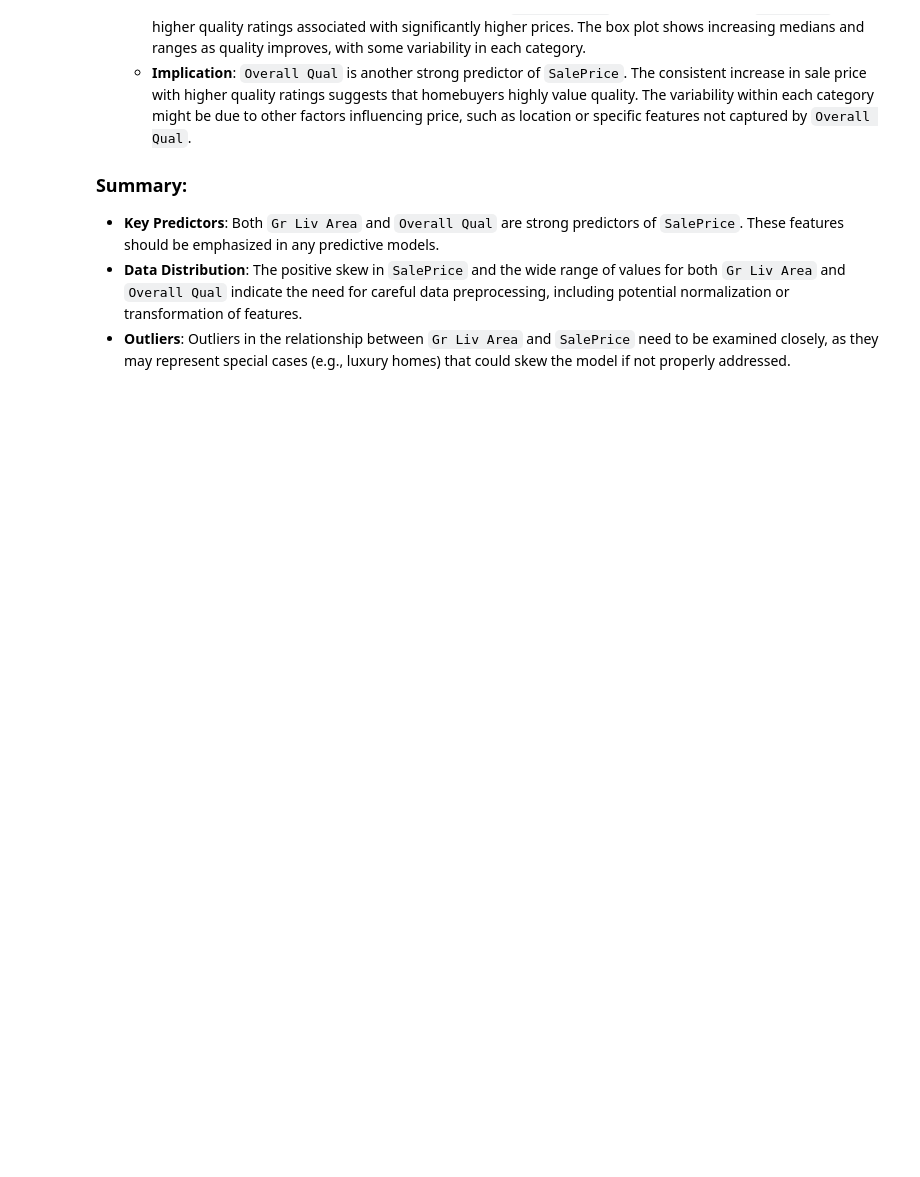
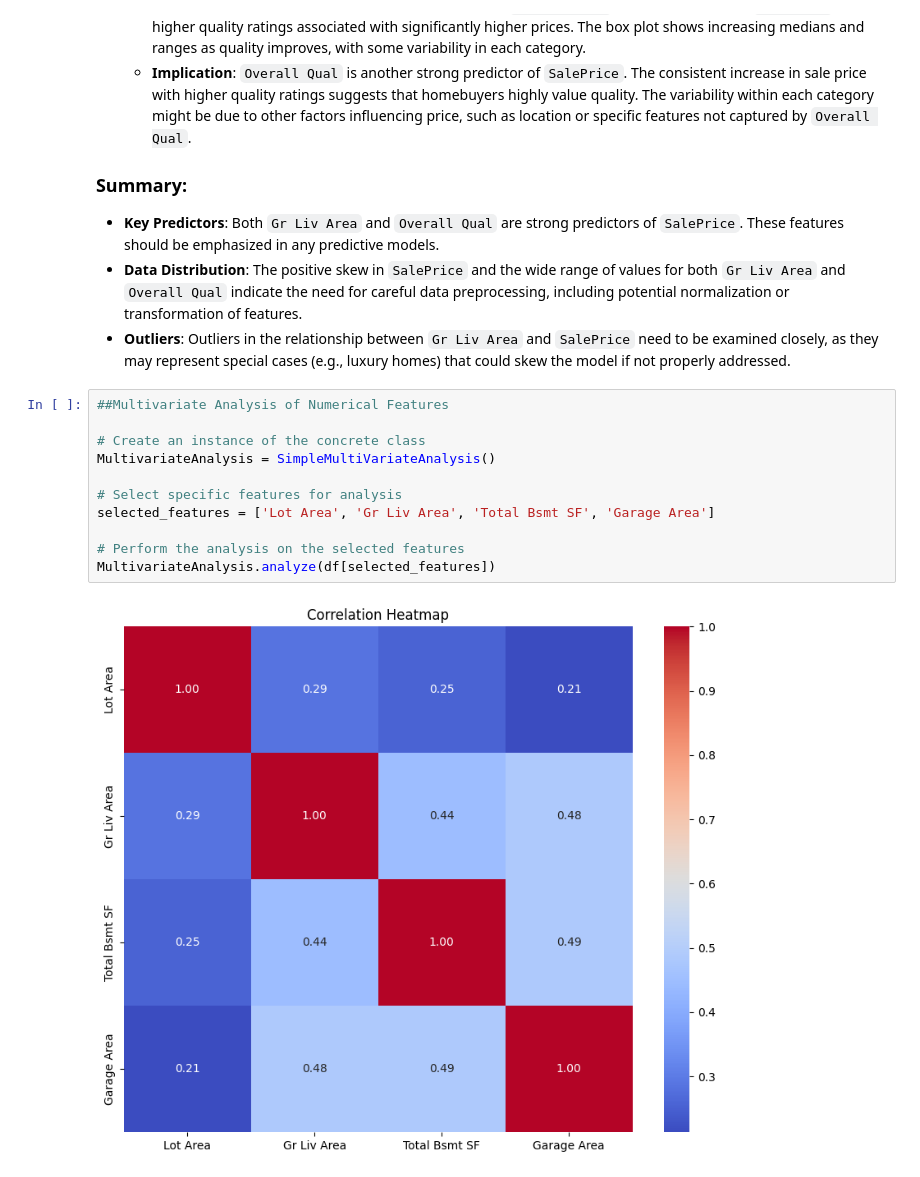
Before and after one commit to dhananjay6561/InsightFlow, a Jupyter notebook: analysis/EDA.ipynb, the cells around one changed output. Cells and saved outputs as stored; diff of their text form; blank space fills up the shorter version.

Commit message:
Checkpoint-11 Multivariate Analysis done succesfully

```diff
--- a/analysis/EDA.ipynb
+++ b/analysis/EDA.ipynb
@@ -217,3 +218,16 @@ bivariate_analyzer.analyze(df, 'Sale Condition', 'Neighborhood')
 - **Key Predictors**: Both `Gr Liv Area` and `Overall Qual` are strong predictors of `SalePrice`. These features should be emphasized in any predictive models.
 - **Data Distribution**: The positive skew in `SalePrice` and the wide range of values for both `Gr Liv Area` and `Overall Qual` indicate the need for careful data preprocessing, including potential normalization or transformation of features.
 - **Outliers**: Outliers in the relationship between `Gr Liv Area` and `SalePrice` need to be examined closely, as they may represent special cases (e.g., luxury homes) that could skew the model if not properly addressed.
+# %%
+##Multivariate Analysis of Numerical Features
+
+# Create an instance of the concrete class
+MultivariateAnalysis = SimpleMultiVariateAnalysis()
+
+# Select specific features for analysis
+selected_features = ['Lot Area', 'Gr Liv Area', 'Total Bsmt SF', 'Garage Area']
+
+# Perform the analysis on the selected features
+MultivariateAnalysis.analyze(df[selected_features])
+# %% [output]
+[figure, added]
```
Also changed, not shown: parts of 2 cells of this notebook.
